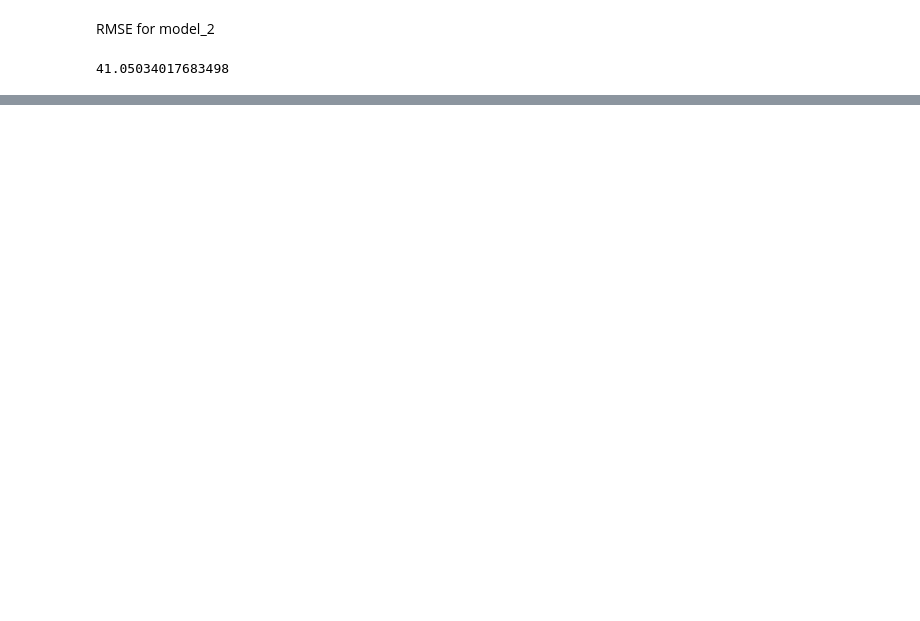
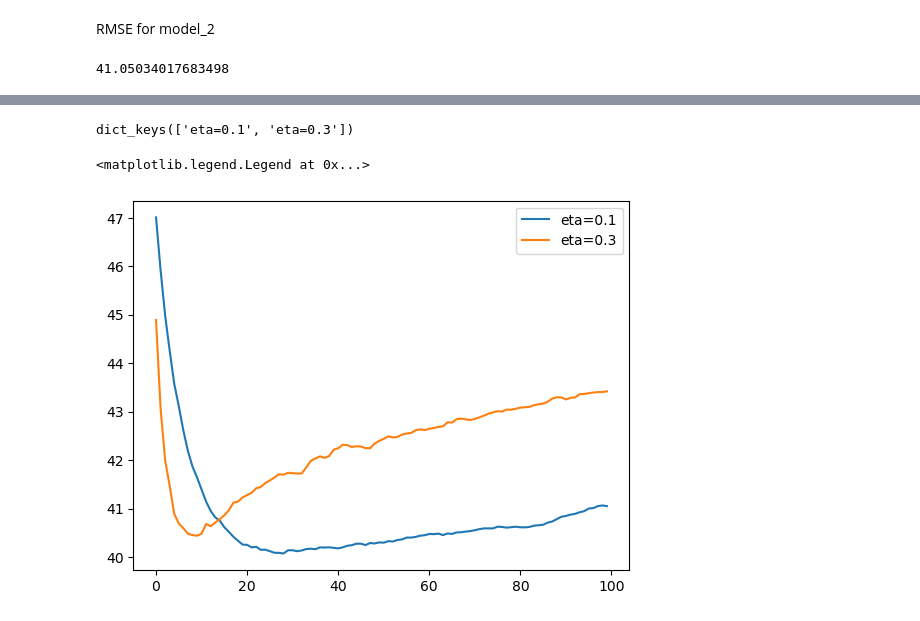
Before and after one commit to abarlukova/ml-zoomcamp, a Jupyter notebook: hw6/hw6.ipynb, the cells around one changed output, grey strips where cells are left out. Cells and saved outputs as stored; diff of their text form; code cells hidden in the pictures; blank space fills up the shorter version.

```diff
--- a/hw6/hw6.ipynb
+++ b/hw6/hw6.ipynb
@@ -508,3 +554,9 @@ RMSE for model_2
 np.sqrt(mean_squared_error(y_val, y_pred_2))
 # %% [output]
 41.05034017683498
+# %%
+scores = {}
+# %%
+key = 'eta=%s' % (xgb_params_2['eta'])
+scores[key] = parse_xgb_output(output_2)
+key
@@ -510,0 +581,12 @@ np.sqrt(mean_squared_error(y_val, y_pred_2))
+# %%
+scores.keys()
+# %% [output]
+dict_keys(['eta=0.1', 'eta=0.3'])
+# %%
+for key, df_score in scores.items():
+    plt.plot(df_score.num_iter, df_score.val_rmse, label=key)
+
+plt.legend()
+# %% [output]
+<matplotlib.legend.Legend at 0x...>
+[figure, added]
```
Also changed, not shown: parts of 13 cells of this notebook.
